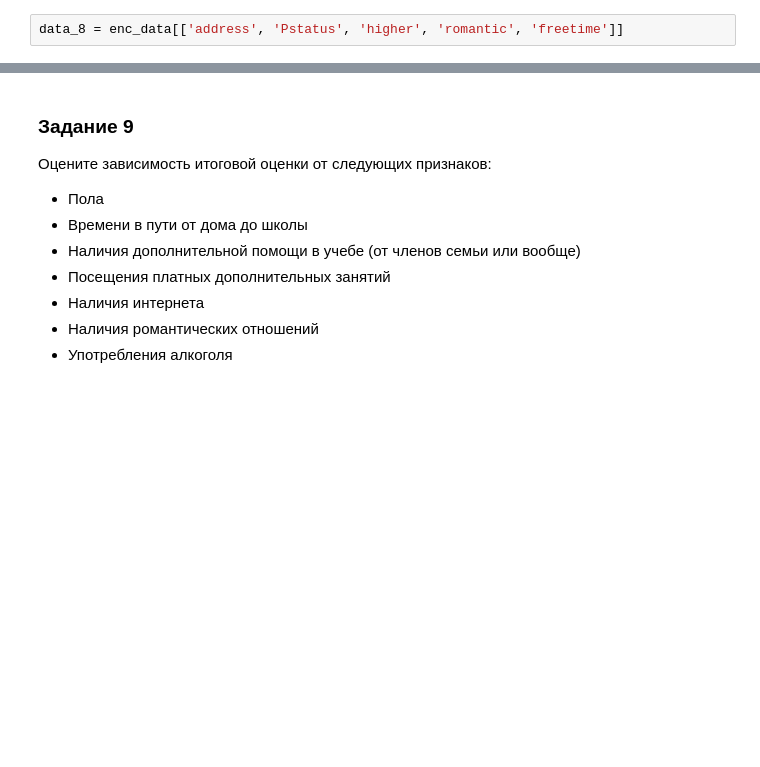
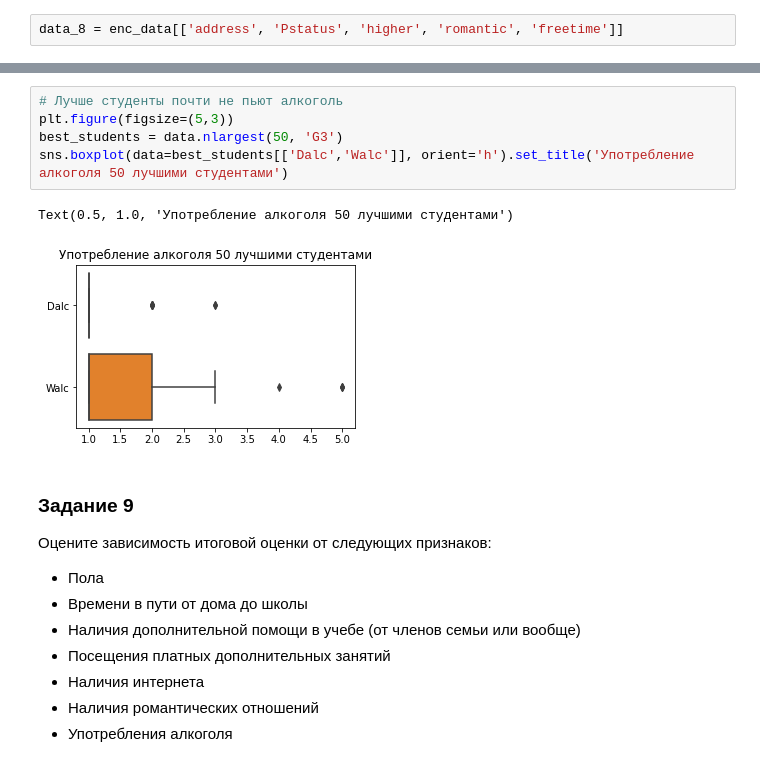
Before and after one commit to asbabiy/IAD-EDA, a Jupyter notebook: Lab_1_Exploratory_analysis.ipynb, the cells around one changed output, grey strips where cells are left out. Drawn from its saved outputs; the diff is of its cells as text; blank space fills up the shorter version.

```diff
--- a/Lab_1_Exploratory_analysis.ipynb
+++ b/Lab_1_Exploratory_analysis.ipynb
@@ -444,3 +613,11 @@ dtype: float64
+# %%
+# Лучше студенты почти не пьют алкоголь
+plt.figure(figsize=(5,3))
+best_students = data.nlargest(50, 'G3')
+sns.boxplot(data=best_students[['Dalc','Walc']], orient='h').set_title('Употребление алкоголя 50 лучшими студентами')
+# %% [output]
+Text(0.5, 1.0, 'Употребление алкоголя 50 лучшими студентами')
+[figure, added]
 # %% [markdown]
 ### Задание 9
 
```
Also changed, not shown: parts of 28 cells of this notebook, 1 other file.
